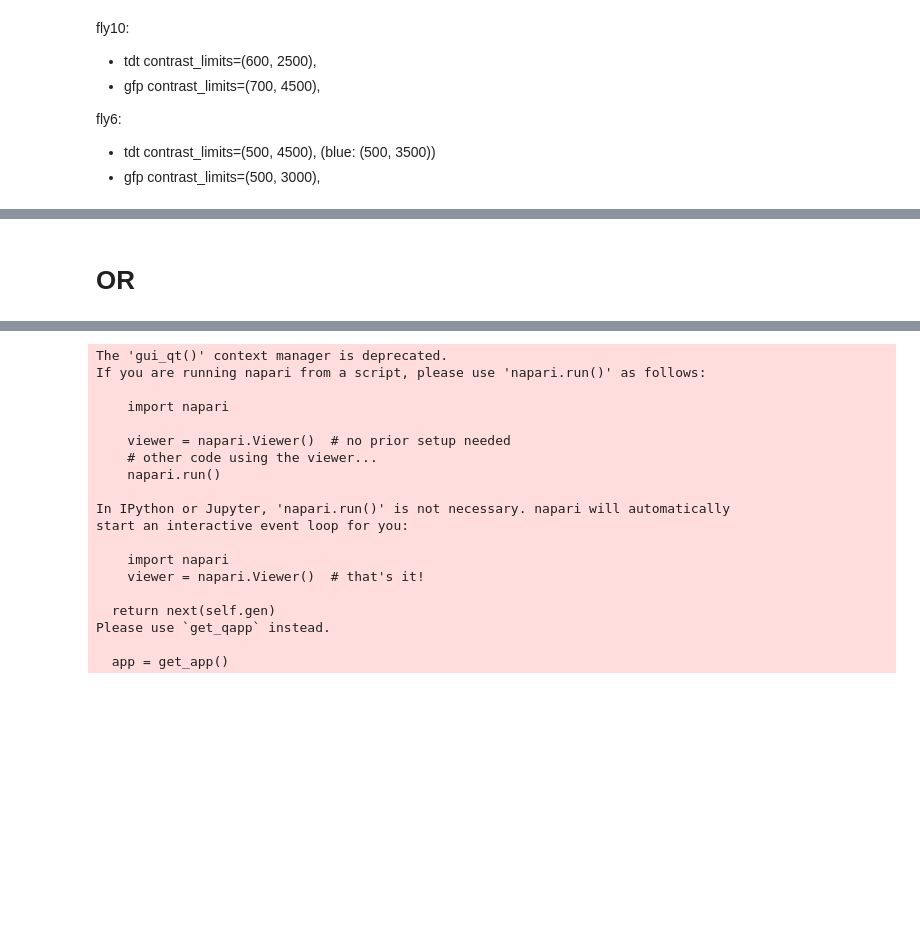
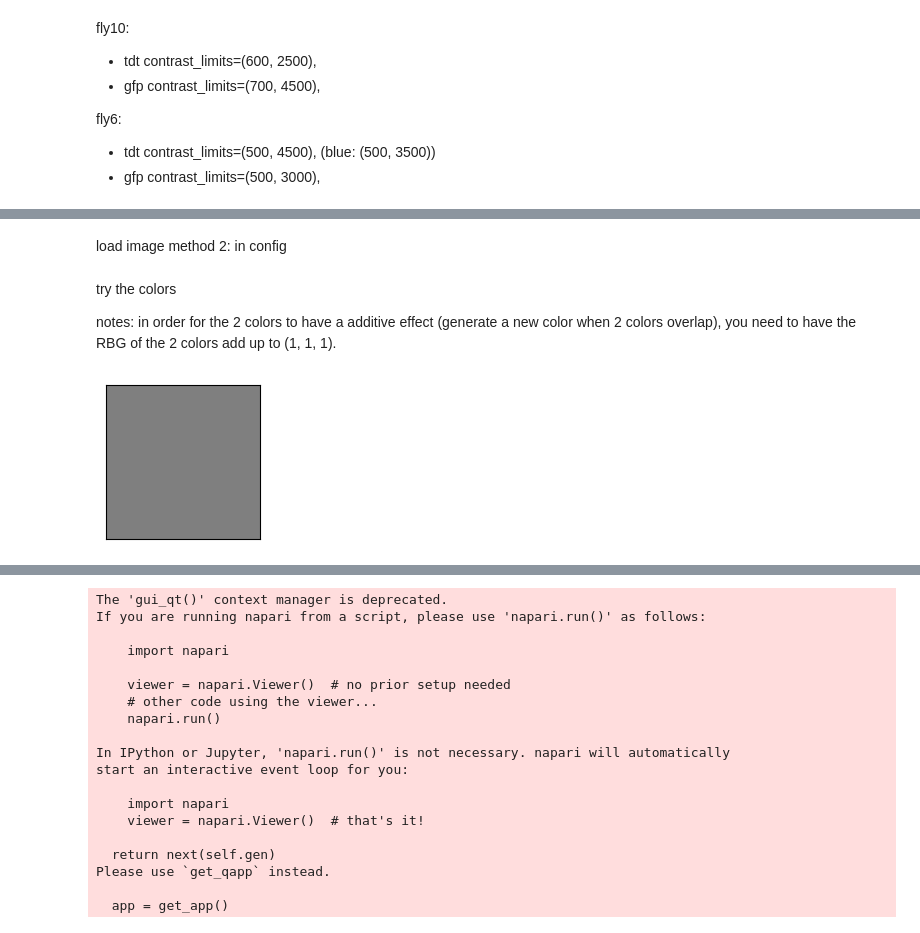
Before and after one commit to sansachenlelele/connectome_analysis_fisherlab, a Jupyter notebook: send_to_fisherlabgithub/notebooks/get_signal_from_airyscan.ipynb, the cells around one changed output, grey strips where cells are left out. Cells and saved outputs as stored; diff of their text form; code cells hidden in the pictures; blank space fills up the shorter version.

Commit message:
play with IHC colors

```diff
--- a/send_to_fisherlabgithub/notebooks/get_signal_from_airyscan.ipynb
+++ b/send_to_fisherlabgithub/notebooks/get_signal_from_airyscan.ipynb
@@ -709,7 +713,7 @@ red_channel   = data[1]
 green_channel = data[2]
 #blue_channel = data[0]
 # %% [markdown]
-# OR
+load image method 2: in config
 # %%
 # or
 current_fly = "fly6"
@@ -722,3 +726,24 @@ assets_image = airyscan.load_fly(
 red_channel = assets_image["red_channel"]
 green_channel = assets_image["green_channel"]
 blue_channel = assets_image["blue_channel"]
+# %% [markdown]
+try the colors
+
+notes: in order for the 2 colors to have a additive effect (generate a new color when 2 colors overlap), you need to have the RBG of the 2 colors add up to (1, 1, 1).
+# %%
+import matplotlib.pyplot as plt
+
+def preview_color(rgb):
+    """
+    Preview an RGB color.
+
+    Parameters
+    ----------
+    rgb : tuple or list
+        RGB values between 0 and 1.
+    """
+    fig, ax = plt.subplots(figsize=(2, 2))
+    ax.imshow([[rgb]])
+    ax.set_xticks([])
+    ax.set_yticks([])
+    plt.show()
@@ -724,0 +779,4 @@ blue_channel = assets_image["blue_channel"]
+# %%
+preview_color((0.5, 0.5, 0.5))
+# %% [output]
+[figure, added]
```
Also changed, not shown: parts of 11 cells of this notebook, 11 other files.
